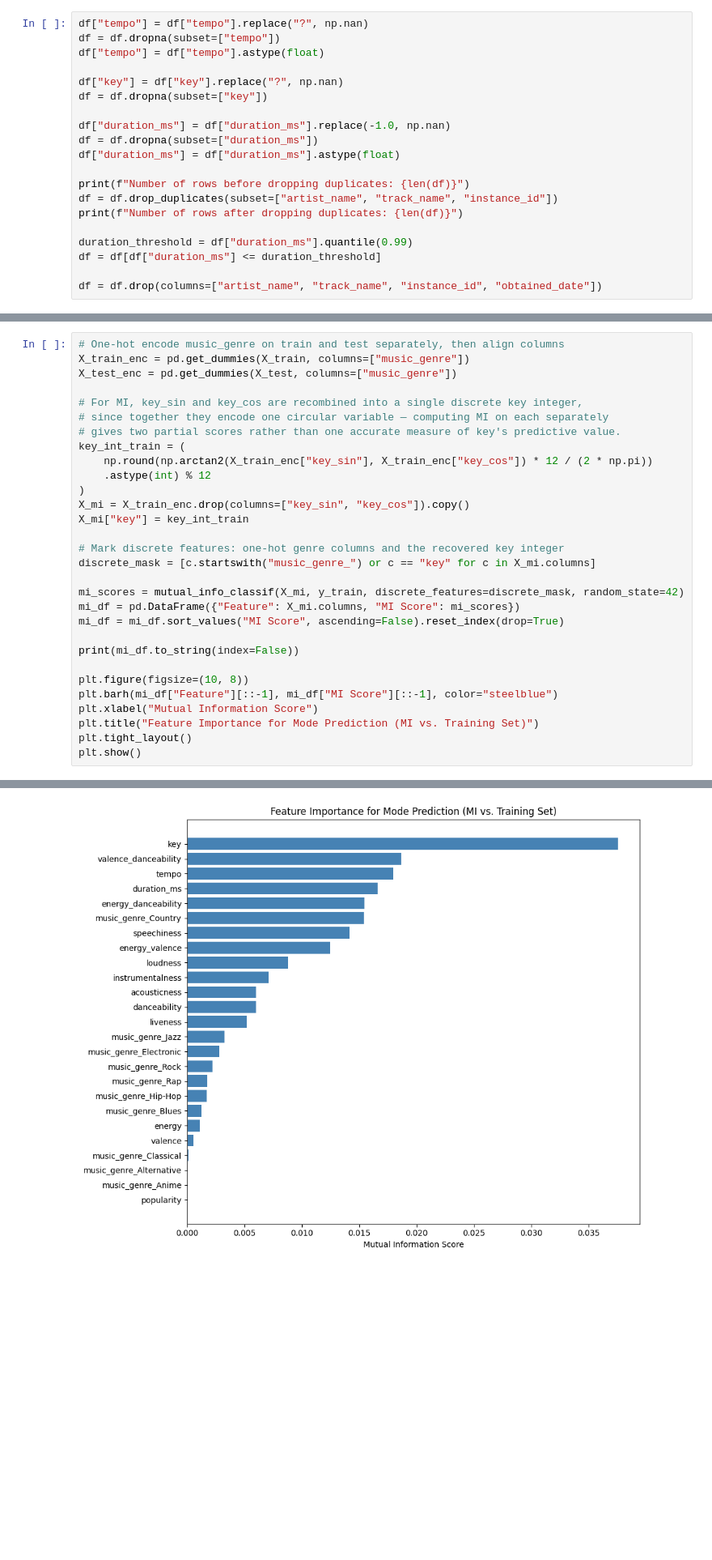
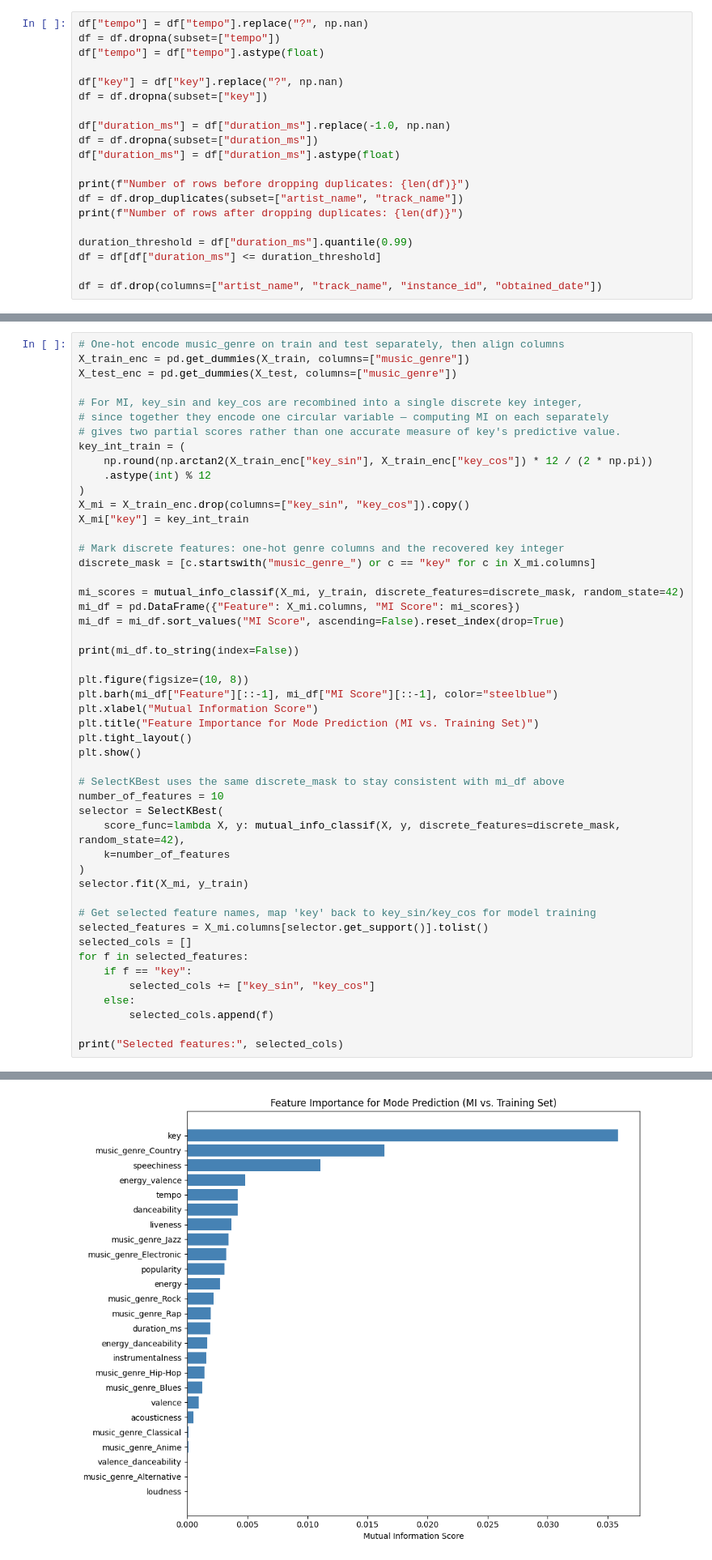
Before and after one commit to ssungan/music_ml, a Jupyter notebook: scott/music_modes_prediction.ipynb, the cells around one changed output, grey strips where cells are left out. Shown at 81% size. Drawn from its saved outputs; the diff is of its cells as text; blank space fills up the shorter version.

Commit message:
Data modeling part

```diff
--- a/scott/music_modes_prediction.ipynb
+++ b/scott/music_modes_prediction.ipynb
@@ -56,7 +59,7 @@ df = df.dropna(subset=["duration_ms"])
 df["duration_ms"] = df["duration_ms"].astype(float)
 
 print(f"Number of rows before dropping duplicates: {len(df)}")
-df = df.drop_duplicates(subset=["artist_name", "track_name", "instance_id"])
+df = df.drop_duplicates(subset=["artist_name", "track_name"])
 print(f"Number of rows after dropping duplicates: {len(df)}")
 
 duration_threshold = df["duration_ms"].quantile(0.99)
@@ -250,5 +253,24 @@ plt.xlabel("Mutual Information Score")
 plt.title("Feature Importance for Mode Prediction (MI vs. Training Set)")
 plt.tight_layout()
 plt.show()
+
+# SelectKBest uses the same discrete_mask to stay consistent with mi_df above
+number_of_features = 10
+selector = SelectKBest(
+    score_func=lambda X, y: mutual_info_classif(X, y, discrete_features=discrete_mask, random_state=42),
+    k=number_of_features
+)
+selector.fit(X_mi, y_train)
+
+# Get selected feature names, map 'key' back to key_sin/key_cos for model training
+selected_features = X_mi.columns[selector.get_support()].tolist()
+selected_cols = []
+for f in selected_features:
+    if f == "key":
+        selected_cols += ["key_sin", "key_cos"]
+    else:
+        selected_cols.append(f)
+
+print("Selected features:", selected_cols)
 # %% [output]
                 Feature  MI Score
@@ -271 +293 @@ music_genre_Alternative  0.000034
-[figure, old version]
+[figure, new version]
```
Also changed, not shown: parts of 11 cells of this notebook, 1 other file.
